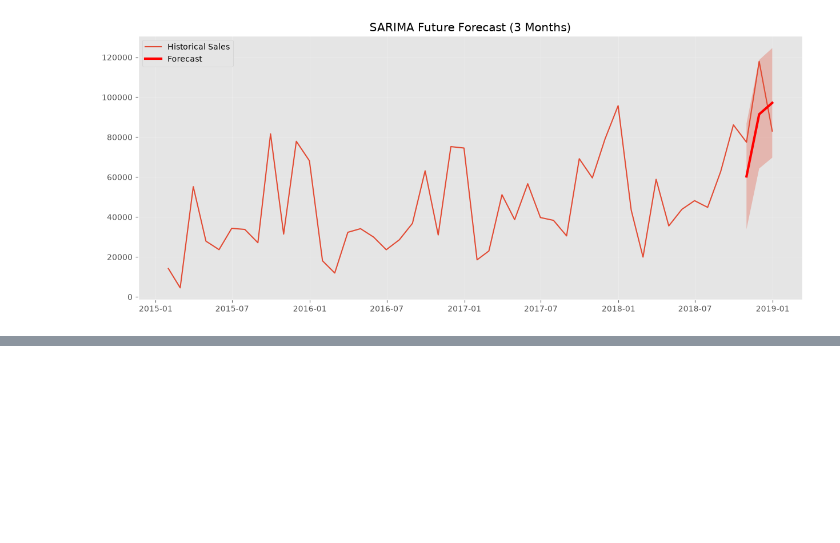
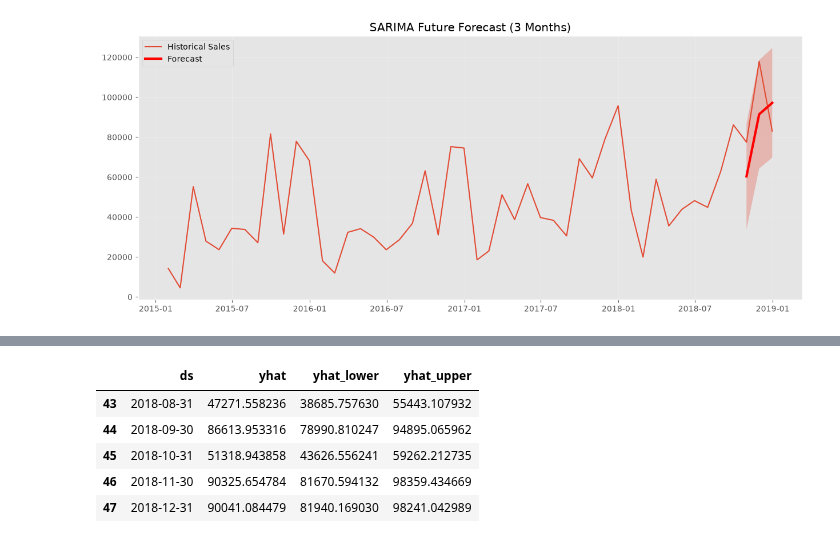
Before and after one commit to opmeenaji81/SalesForecasting_OmprakashMeena, a Jupyter notebook: analysis.ipynb, the cells around one changed output, grey strips where cells are left out. Saved outputs shown, nothing was run; the diff lists cells and outputs as text; code cells hidden in the pictures; blank space fills up the shorter version.

```diff
--- a/analysis.ipynb
+++ b/analysis.ipynb
@@ -1415,0 +1497,14 @@ plt.show()
+# %%
+forecast[[
+    "ds",
+    "yhat",
+    "yhat_lower",
+    "yhat_upper"
+]].tail()
+# %% [output]
+|  | ds | yhat | yhat_lower | yhat_upper |
+| 43 | 2018-08-31 | 47271.558236 | 38685.757630 | 55443.107932 |
+| 44 | 2018-09-30 | 86613.953316 | 78990.810247 | 94895.065962 |
+| 45 | 2018-10-31 | 51318.943858 | 43626.556241 | 59262.212735 |
+| 46 | 2018-11-30 | 90325.654784 | 81670.594132 | 98359.434669 |
+| 47 | 2018-12-31 | 90041.084479 | 81940.169030 | 98241.042989 |
```
Also changed, not shown: parts of 16 cells of this notebook.
